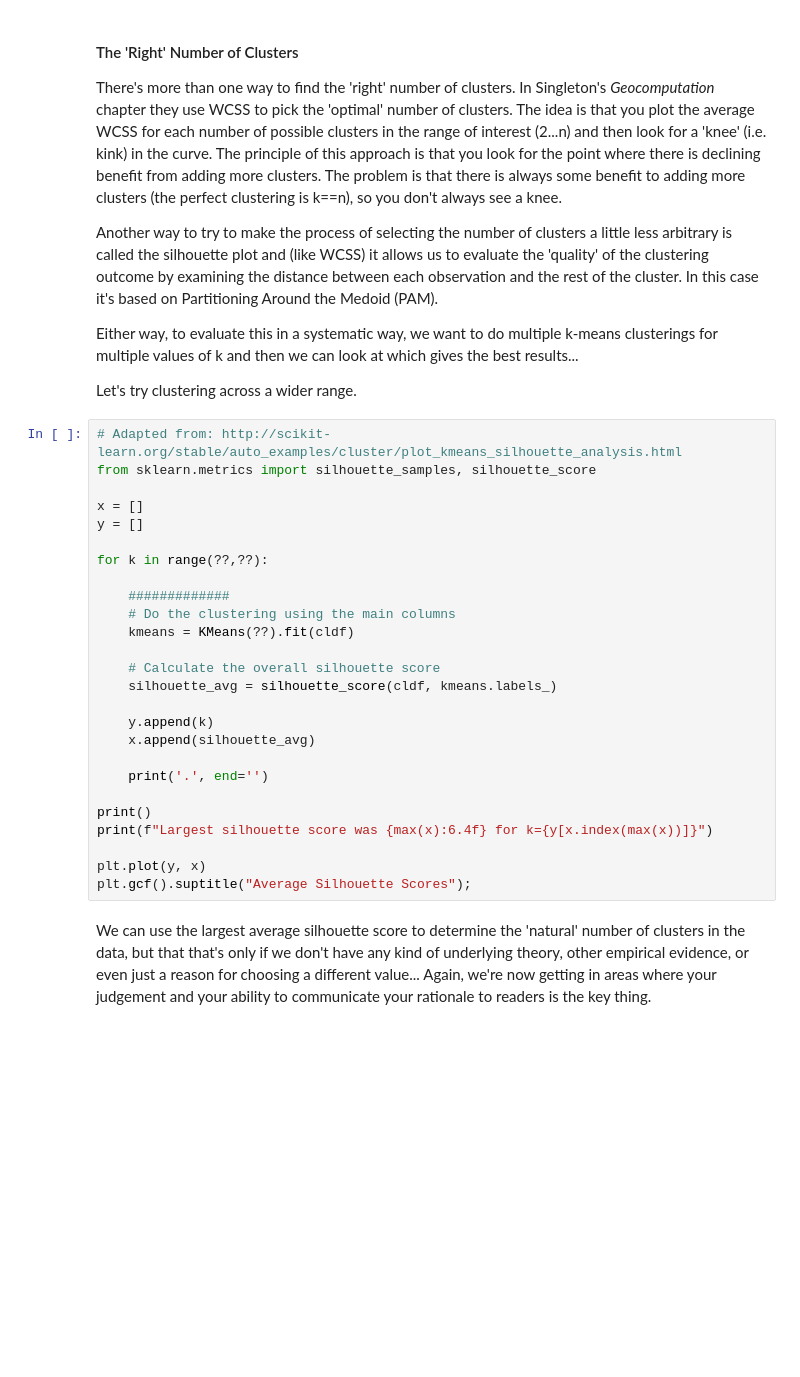
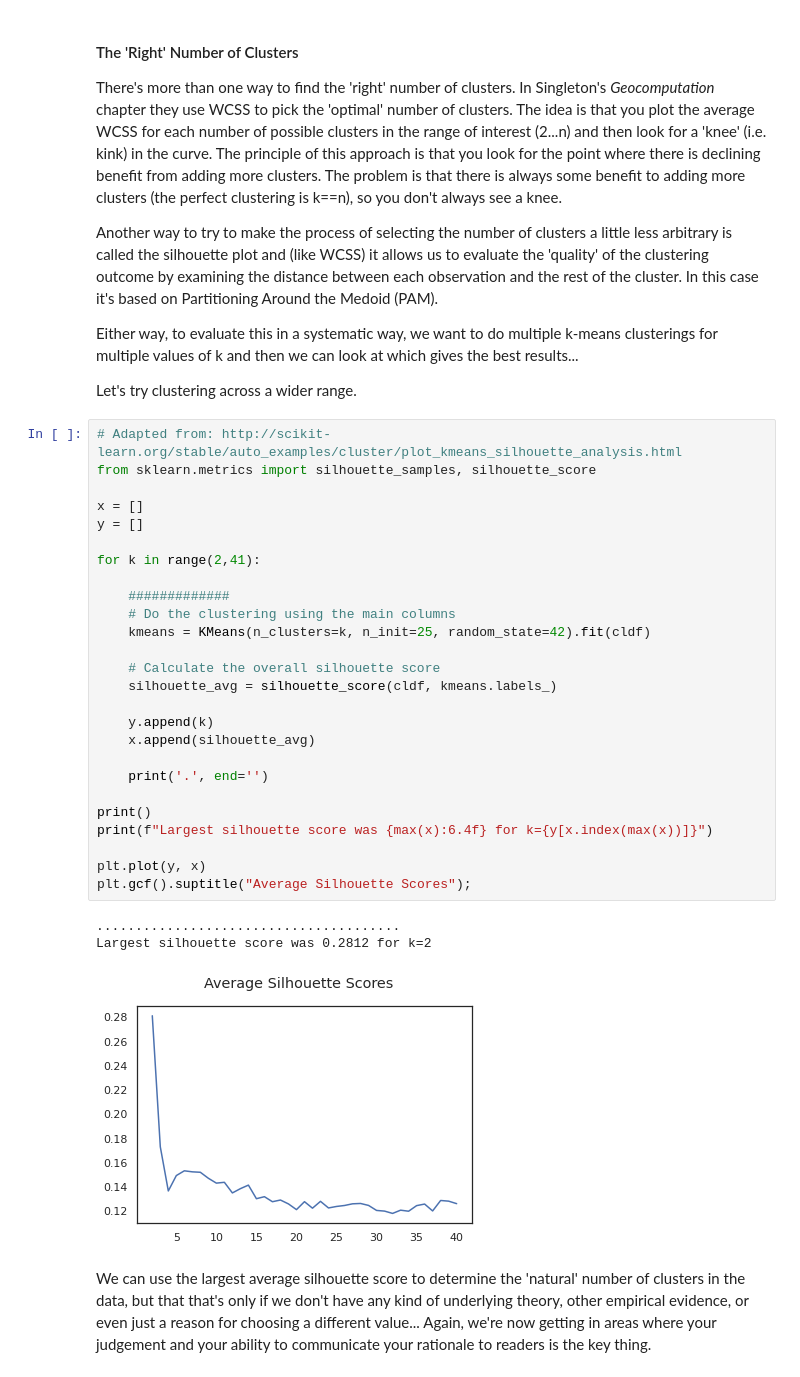
Before and after one commit to joeylizh/i2p, a Jupyter notebook: Practical-10-Grouping_Data.ipynb, the cells around one changed output. Cells and saved outputs as stored; diff of their text form; blank space fills up the shorter version.

```diff
--- a/Practical-10-Grouping_Data.ipynb
+++ b/Practical-10-Grouping_Data.ipynb
@@ -298,29 +381,33 @@ Let's try clustering across a wider range.
 # %%
 # Adapted from: http://scikit-learn.org/stable/auto_examples/cluster/plot_kmeans_silhouette_analysis.html
 from sklearn.metrics import silhouette_samples, silhouette_score
 
 x = []
 y = []
 
-for k in range(??,??):
+for k in range(2,41):
 
     #############
     # Do the clustering using the main columns
-    kmeans = KMeans(??).fit(cldf)
+    kmeans = KMeans(n_clusters=k, n_init=25, random_state=42).fit(cldf)
 
     # Calculate the overall silhouette score
     silhouette_avg = silhouette_score(cldf, kmeans.labels_)
 
     y.append(k)
     x.append(silhouette_avg)
 
     print('.', end='')
 
 print()
 print(f"Largest silhouette score was {max(x):6.4f} for k={y[x.index(max(x))]}")
 
 plt.plot(y, x)
 plt.gcf().suptitle("Average Silhouette Scores");
+# %% [output]
+.......................................
+Largest silhouette score was 0.2812 for k=2
+[figure, added]
 # %% [markdown]
 We can use the largest average silhouette score to determine the 'natural' number of clusters in the data, but that that's only if we don't have any kind of underlying theory, other empirical evidence, or even just a reason for choosing a different value... Again, we're now getting in areas where your judgement and your ability to communicate your rationale to readers is the key thing.
 # %% [markdown]
```
Also changed, not shown: parts of 52 cells of this notebook, 1 other file.
